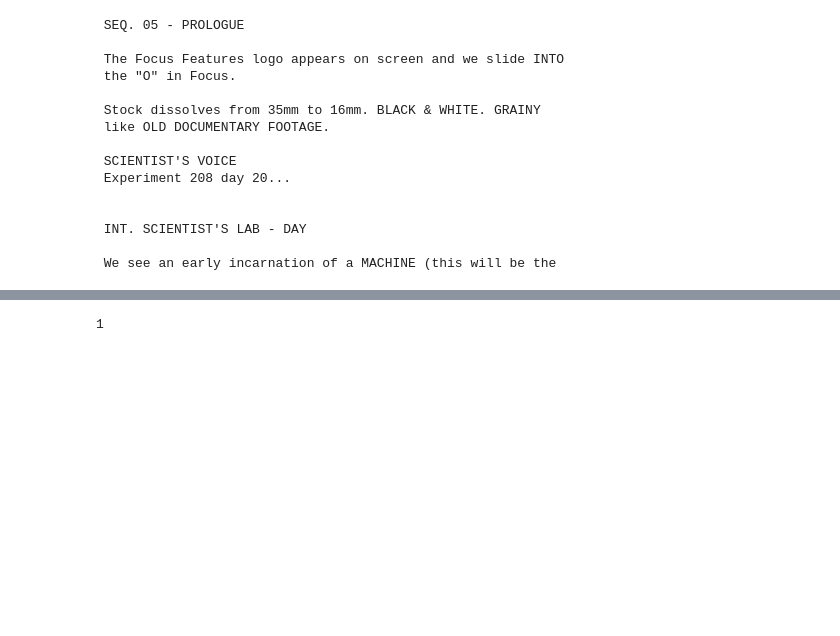
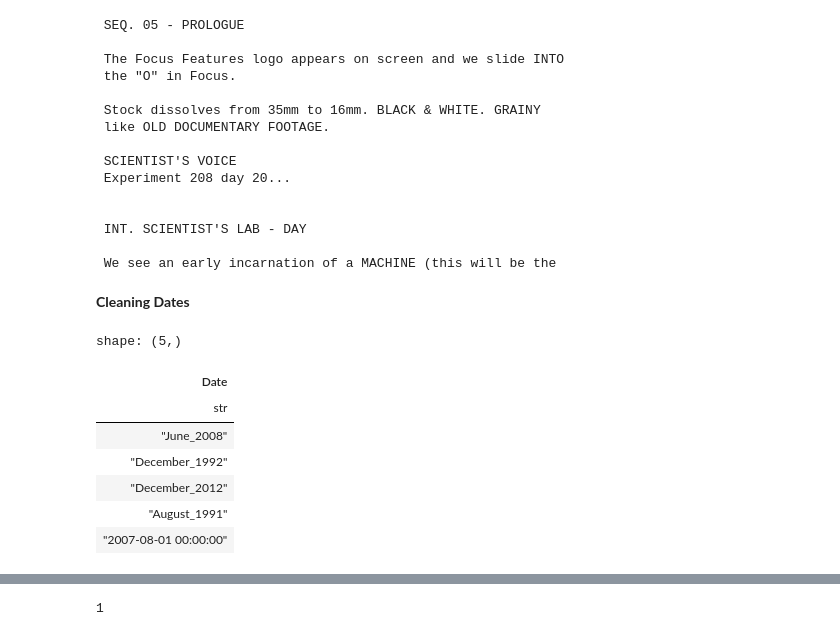
Before and after one commit to award96/Movie-Script-Vector-Search, a Jupyter notebook: eda.ipynb, the cells around one changed output, grey strips where cells are left out. Drawn from its saved outputs; the diff is of its cells as text; code cells hidden in the pictures; blank space fills up the shorter version.

```diff
--- a/eda.ipynb
+++ b/eda.ipynb
@@ -115,3 +142,16 @@ print(df[0, "script_clean"][:350])
  INT. SCIENTIST'S LAB - DAY
 
  We see an early incarnation of a MACHINE (this will be the
+# %% [markdown]
+**Cleaning Dates**
+# %%
+df['Date'].sample(5, seed=1)
+# %% [output]
+shape: (5,)
+| Date |
+| str |
+| "June_2008" |
+| "December_1992" |
+| "December_2012" |
+| "August_1991" |
+| "2007-08-01 00:00:00" |
```
Also changed, not shown: parts of 21 cells of this notebook.
